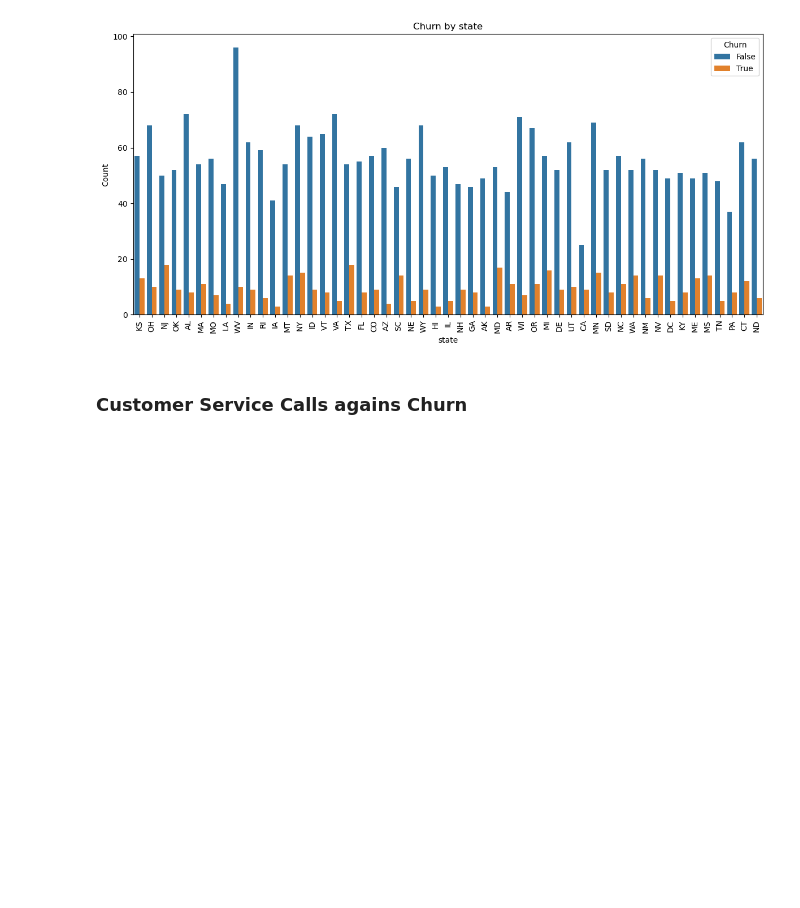
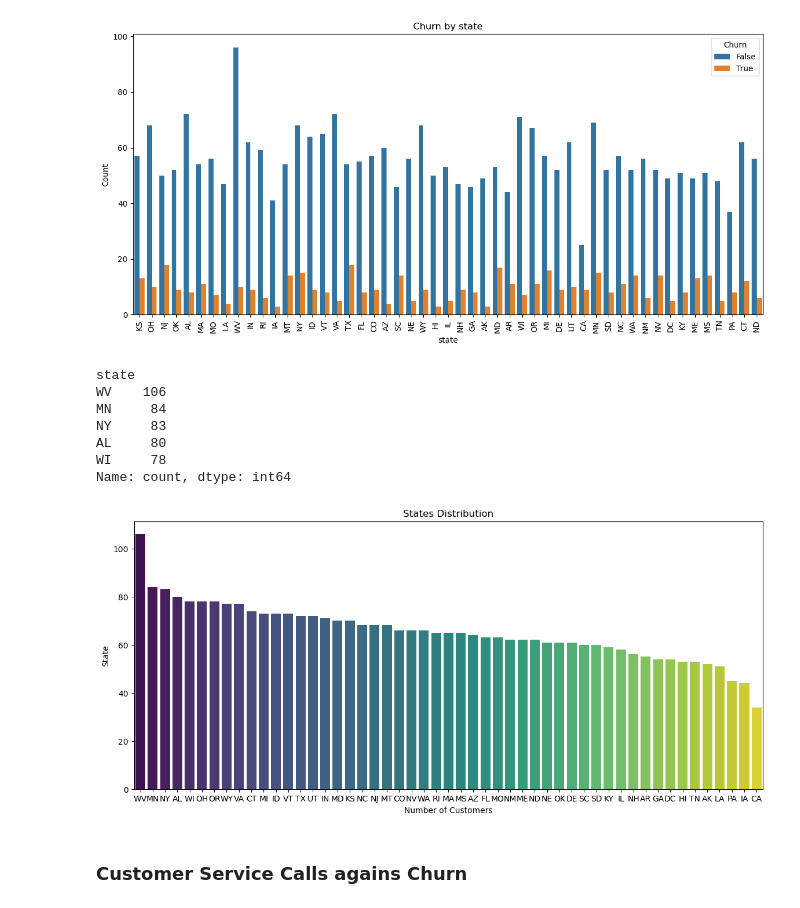
Before and after one commit to Limo-Vincent/Group_9_Phase_3_project, a Jupyter notebook: p3_project.ipynb, the cells around one changed output. Cells and saved outputs as stored; diff of their text form; code cells hidden in the pictures; blank space fills up the shorter version.

```diff
--- a/p3_project.ipynb
+++ b/p3_project.ipynb
@@ -480,6 +432,27 @@ def categorical_churn(df, feature):
 categorical_churn(df, 'state')
 # %% [output]
 [figure]
+# %%
+# Getstates distribution by count
+states = df['state'].value_counts()
+print(states.head())
+
+plt.figure(figsize=(14,6))
+sns.barplot(x = states.index, y = states.values, palette='viridis',order = states.index)
+
+plt.title("States Distribution")
+plt.xlabel("Number of Customers")
+plt.ylabel("State")
+plt.show()
+# %% [output]
+state
+WV    106
+MN     84
+NY     83
+AL     80
+WI     78
+Name: count, dtype: int64
+[figure, added]
 # %% [markdown]
 ### Customer Service Calls agains Churn
 # %%
```
Also changed, not shown: parts of 29 cells of this notebook.
